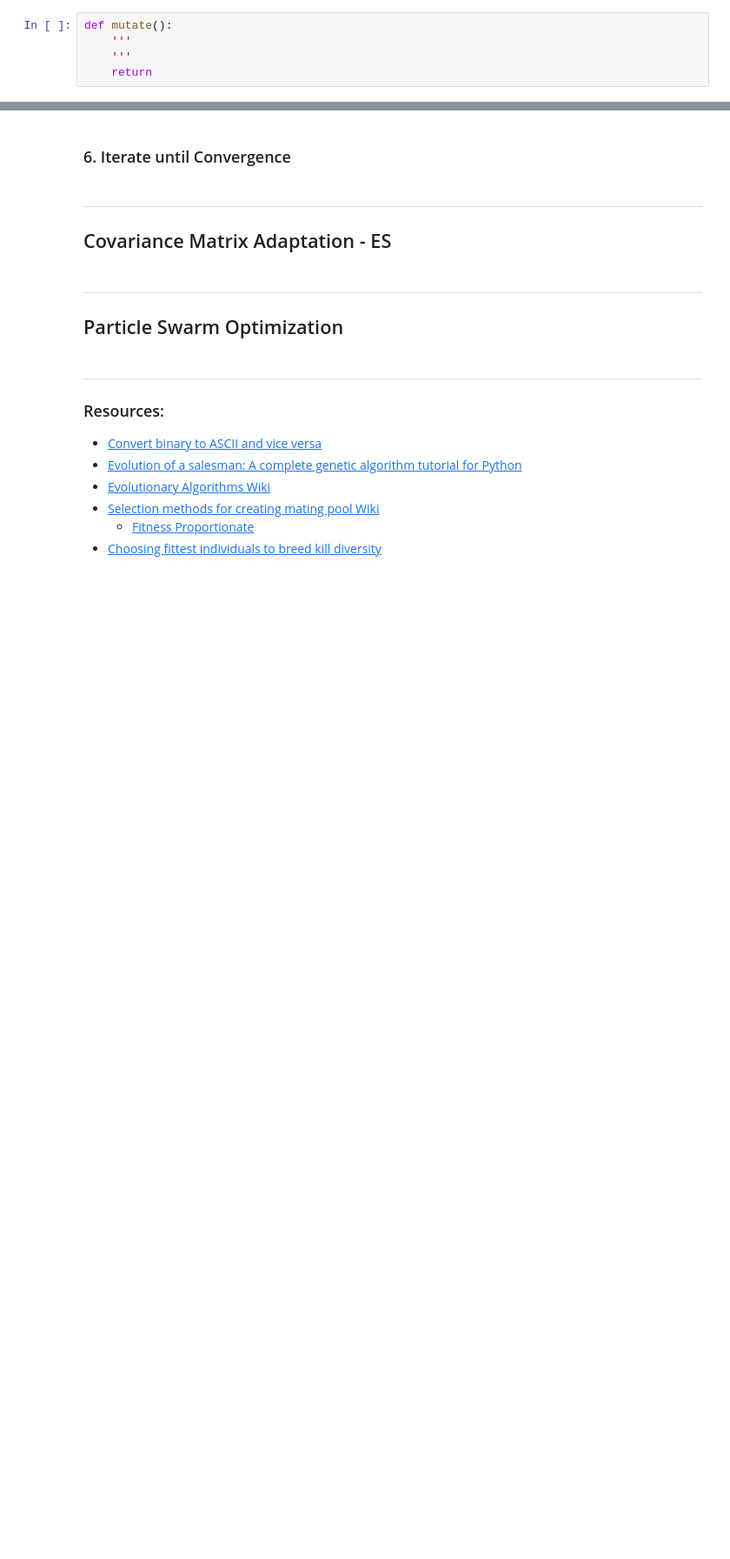
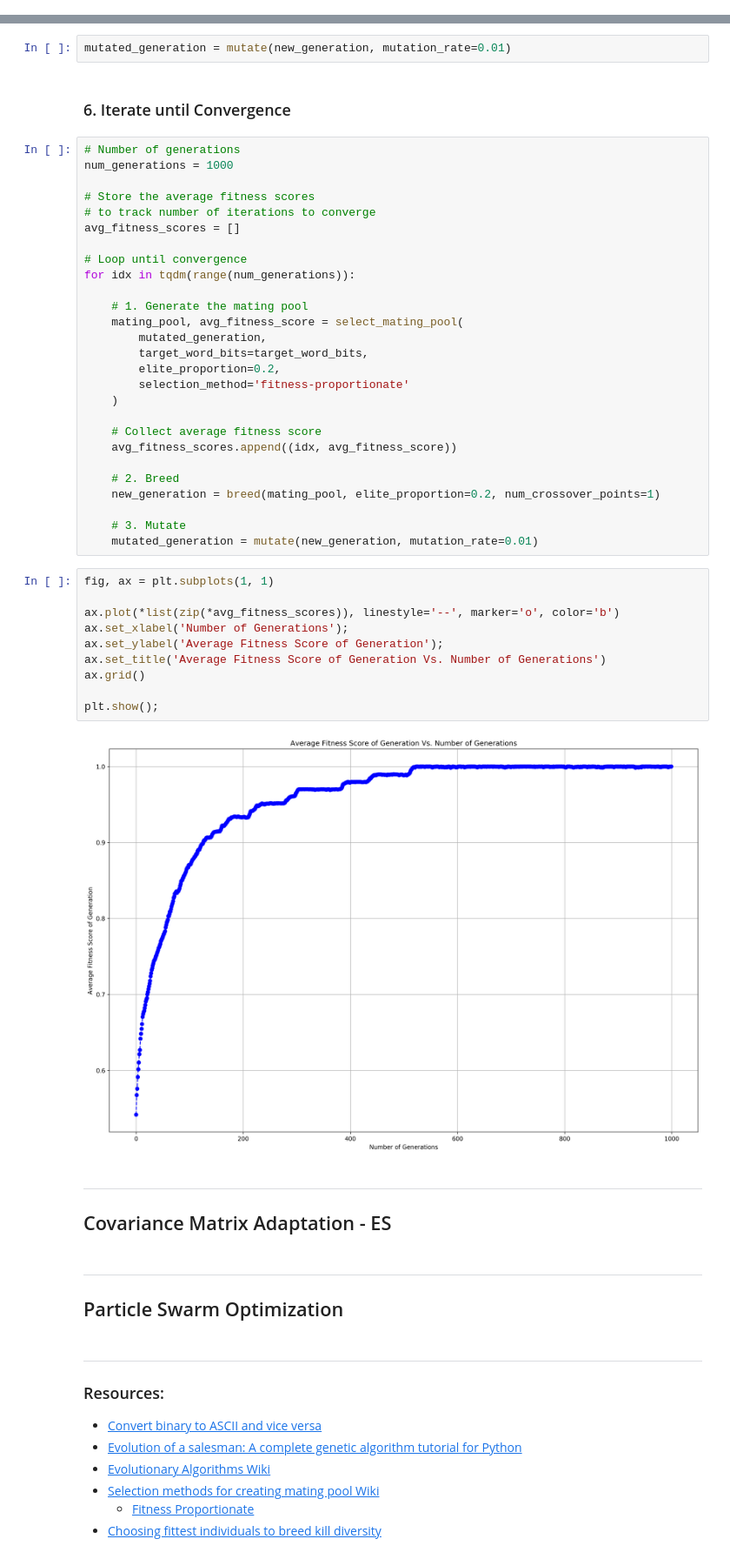
Before and after one commit to pelillian/varro, a Jupyter notebook: jupyter/evolutionary-strategies.ipynb, the cells around one changed output, grey strips where cells are left out. Shown at 87% size. Drawn from its saved outputs; the diff is of its cells as text; blank space fills up the shorter version.

```diff
--- a/jupyter/evolutionary-strategies.ipynb
+++ b/jupyter/evolutionary-strategies.ipynb
@@ -419,8 +420,3 @@ def breed(mating_pool, elite_proportion=0.2, num_crossover_points=1):
 new_generation = breed(mating_pool, elite_proportion=0.2, num_crossover_points=1)
 # %% [markdown]
 ### 5. Mutation
-# %%
-def mutate():
-    '''
-    '''
-    return
@@ -427,5 +448,46 @@ def mutate():
+# %%
+mutated_generation = mutate(new_generation, mutation_rate=0.01)
 # %% [markdown]
 ### 6. Iterate until Convergence
+# %%
+# Number of generations
+num_generations = 1000
+
+# Store the average fitness scores
+# to track number of iterations to converge
+avg_fitness_scores = []
+
+# Loop until convergence
+for idx in tqdm(range(num_generations)):
+
+    # 1. Generate the mating pool
+    mating_pool, avg_fitness_score = select_mating_pool(
+        mutated_generation,
+        target_word_bits=target_word_bits,
+        elite_proportion=0.2,
+        selection_method='fitness-proportionate'
+    )
+
+    # Collect average fitness score
+    avg_fitness_scores.append((idx, avg_fitness_score))
+
+    # 2. Breed
+    new_generation = breed(mating_pool, elite_proportion=0.2, num_crossover_points=1)
+
+    # 3. Mutate
+    mutated_generation = mutate(new_generation, mutation_rate=0.01)
+# %%
+fig, ax = plt.subplots(1, 1)
+
+ax.plot(*list(zip(*avg_fitness_scores)), linestyle='--', marker='o', color='b')
+ax.set_xlabel('Number of Generations');
+ax.set_ylabel('Average Fitness Score of Generation');
+ax.set_title('Average Fitness Score of Generation Vs. Number of Generations')
+ax.grid()
+
+plt.show();
+# %% [output]
+[figure, added]
 # %% [markdown]
 ---
 ## Covariance Matrix Adaptation - ES<a id='cma-es'></a>
```
Also changed, not shown: parts of 4 cells of this notebook.
